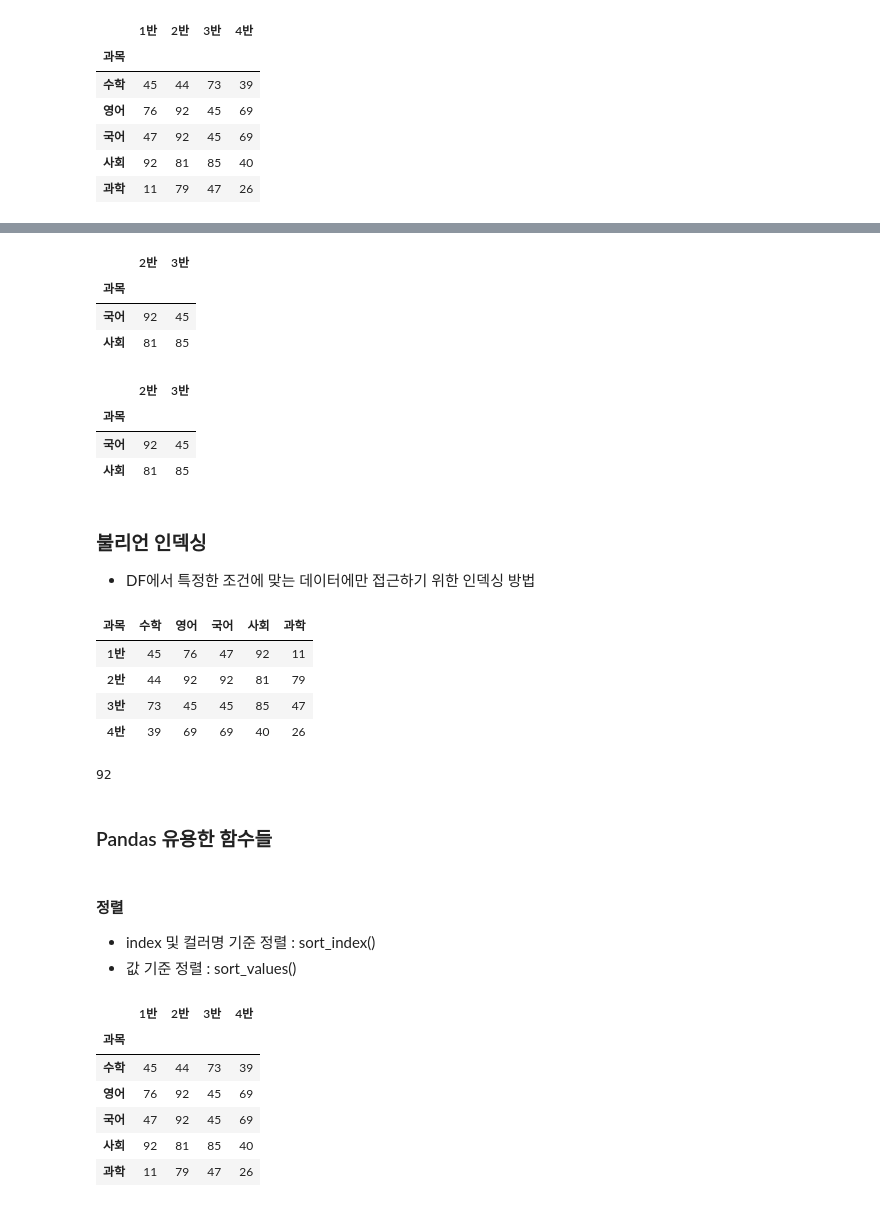
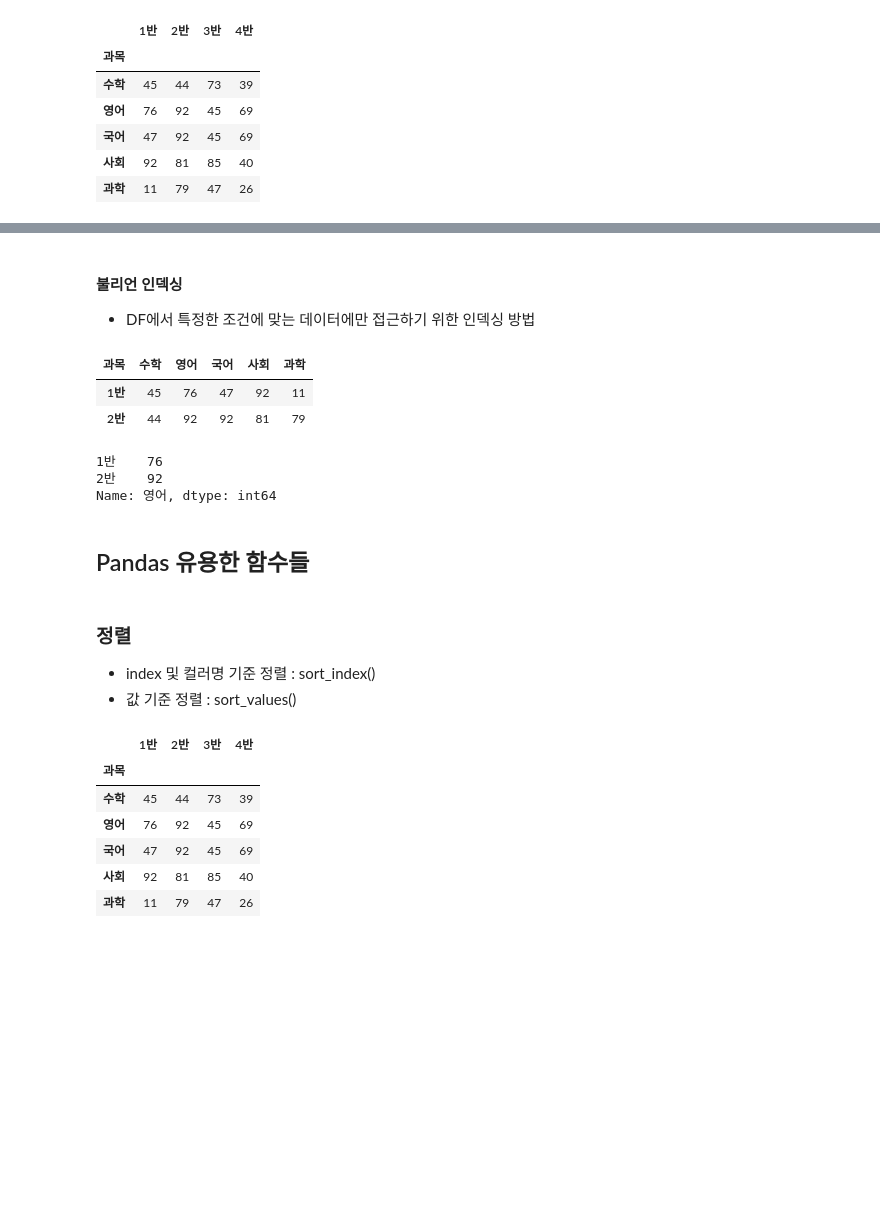
Before and after one commit to choiyun9yu/Python, a Jupyter notebook: Lib02_Pandas.ipynb, the cells around one changed output, grey strips where cells are left out. Drawn from its saved outputs; the diff is of its cells as text; code cells hidden in the pictures; blank space fills up the shorter version.

```diff
--- a/Lib02_Pandas.ipynb
+++ b/Lib02_Pandas.ipynb
@@ -579,38 +534,25 @@ score_data
-# %%
-score_data.iloc[2:4,1:3]
-# %% [output]
-|  | 2반 | 3반 |
-| 과목 |  |  |
-| 국어 | 92 | 45 |
-| 사회 | 81 | 85 |
-# %%
-score_data.loc['국어':'사회','2반':'3반']
-# %% [output]
-|  | 2반 | 3반 |
-| 과목 |  |  |
-| 국어 | 92 | 45 |
-| 사회 | 81 | 85 |
 # %% [markdown]
-### 불리언 인덱싱
+#### 불리언 인덱싱
 - DF에서 특정한 조건에 맞는 데이터에만 접근하기 위한 인덱싱 방법
 # %%
 score_data = score_data.T
-score_data
-# %% [output]
-| 과목 | 수학 | 영어 | 국어 | 사회 | 과학 |
-| 1반 | 45 | 76 | 47 | 92 | 11 |
-| 2반 | 44 | 92 | 92 | 81 | 79 |
-| 3반 | 73 | 45 | 45 | 85 | 47 |
-| 4반 | 39 | 69 | 69 | 40 | 26 |
 # %%
-#영어가 75점 이상인 데이터 값 추출
-score_data[score_data['영어']>=75]['영어'][1]
+# 영어가 75점 이상인 데이터 값 추출
+score_data[score_data['영어']>=75]
 # %% [output]
-92
+| 과목 | 수학 | 영어 | 국어 | 사회 | 과학 |
+| 1반 | 45 | 76 | 47 | 92 | 11 |
+| 2반 | 44 | 92 | 92 | 81 | 79 |
+# %%
+score_data[score_data['영어']>=75]['영어']
+# %% [output]
+1반    76
+2반    92
+Name: 영어, dtype: int64
 # %% [markdown]
-### Pandas 유용한 함수들
+## Pandas 유용한 함수들
 # %% [markdown]
-#### 정렬
+### 정렬
 - index 및 컬러명 기준 정렬 : sort_index()
 - 값 기준 정렬 : sort_values()
 # %%
```
Also changed, not shown: parts of 168 cells of this notebook, 1 other file.
